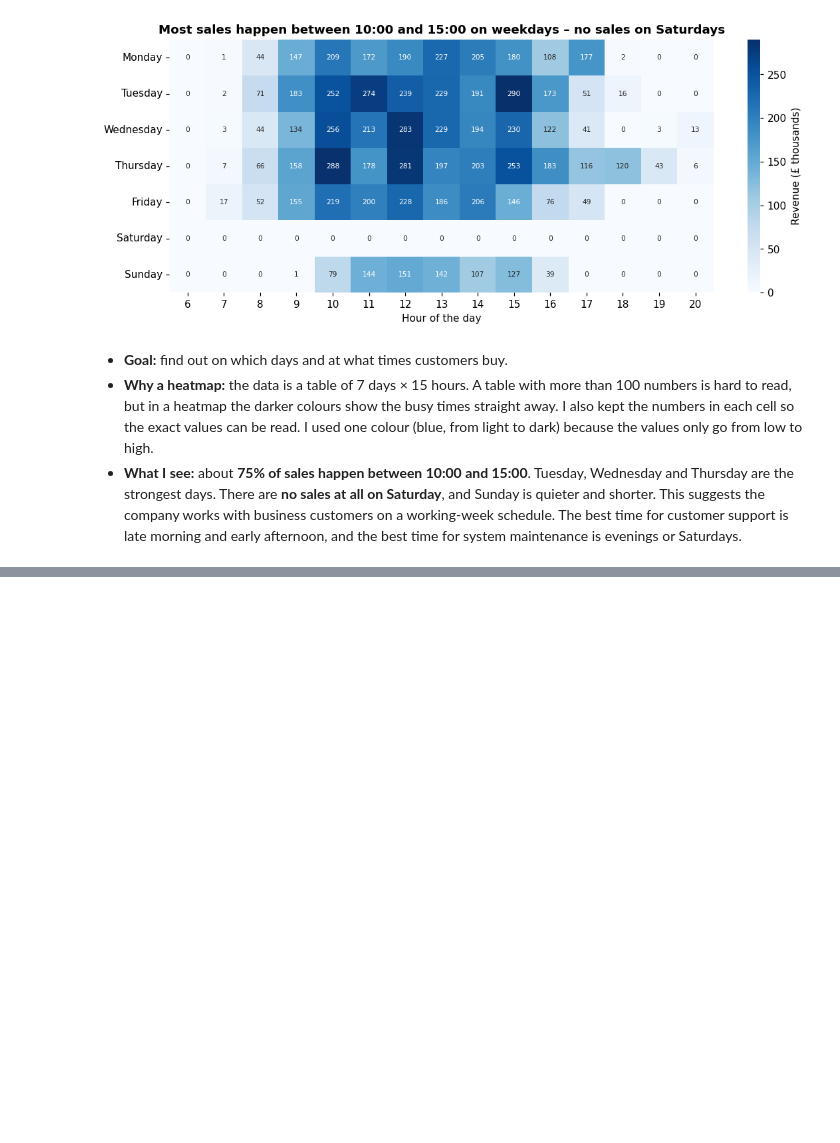
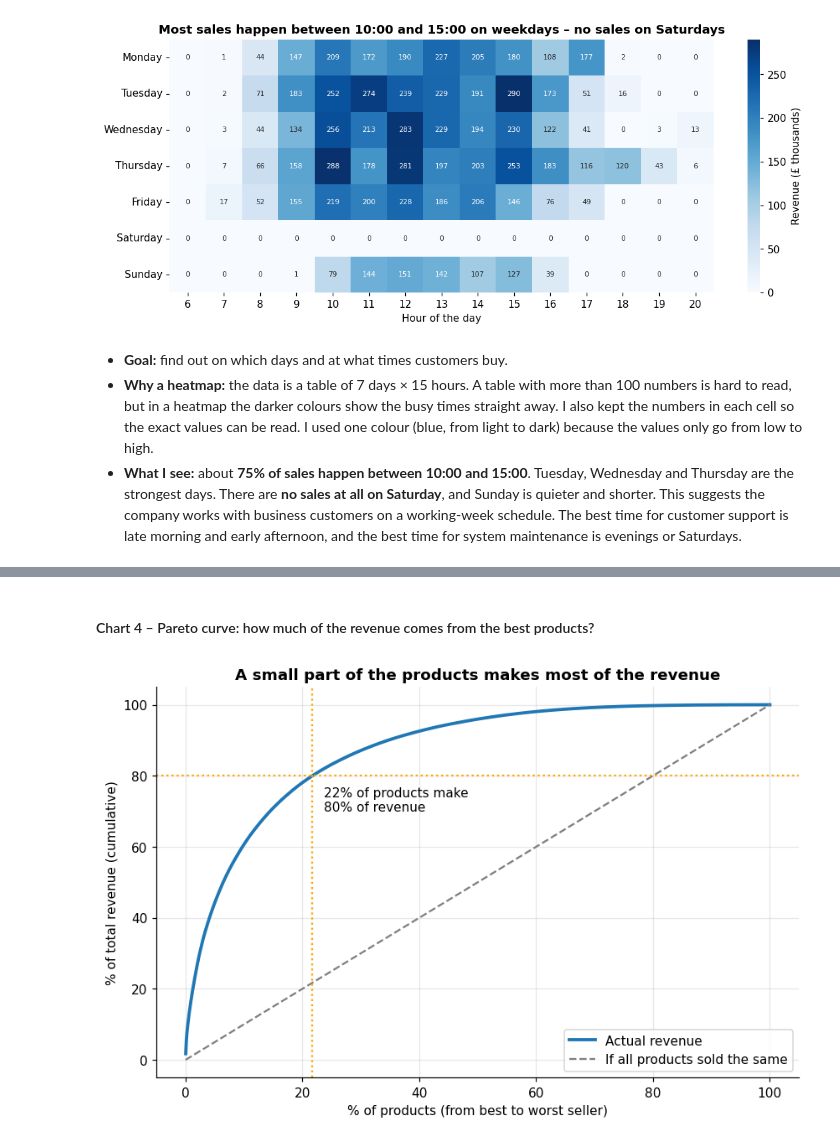
Before and after one commit to 2023357/CA2_Data_Vizualisation, a Jupyter notebook: CA2_Online_Retail.ipynb, the cells around one changed output, grey strips where cells are left out. Saved outputs shown, nothing was run; the diff lists cells and outputs as text; code cells hidden in the pictures; blank space fills up the shorter version.

```diff
--- a/CA2_Online_Retail.ipynb
+++ b/CA2_Online_Retail.ipynb
@@ -733,0 +770,31 @@ plt.show()
+# %% [markdown]
+#### Chart 4 – Pareto curve: how much of the revenue comes from the best products?
+# %%
+# PARETO (80/20) CURVE
+# 1) Sort products from the highest to the lowest revenue
+product_revenue = products["Revenue"].sort_values(ascending=False)
+
+# 2) cumsum() = running total. Example: 10, 5, 3 -> 10, 15, 18.
+#    Divided by the total, it says "the best N products make X% of all revenue".
+cumulative_share = product_revenue.cumsum() / product_revenue.sum() * 100
+
+# 3) The x axis: what % of all products we have counted so far (1st product = 0.03%, ..., last = 100%)
+product_share = np.arange(1, len(product_revenue) + 1) / len(product_revenue) * 100
+
+# 4) Where does the curve reach 80% of revenue?
+first_80 = product_share[cumulative_share.values >= 80][0]
+
+plt.figure(figsize=(9, 5.5))
+plt.plot(product_share, cumulative_share.values, color="tab:blue", linewidth=2.5, label="Actual revenue")
+plt.plot([0, 100], [0, 100], color="grey", linestyle="--", label="If all products sold the same")
+plt.axhline(80, color="orange", linestyle=":")          # horizontal line at 80% of revenue
+plt.axvline(first_80, color="orange", linestyle=":")    # vertical line where the curve reaches 80%
+plt.text(first_80 + 2, 70, f"{first_80:.0f}% of products make\n80% of revenue")
+plt.title("A small part of the products makes most of the revenue")
+plt.xlabel("% of products (from best to worst seller)")
+plt.ylabel("% of total revenue (cumulative)")
+plt.legend(loc="lower right")
+plt.grid(alpha=0.3)
+plt.show()
+# %% [output]
+[figure, added]
```
Also changed, not shown: parts of 4 cells of this notebook.
